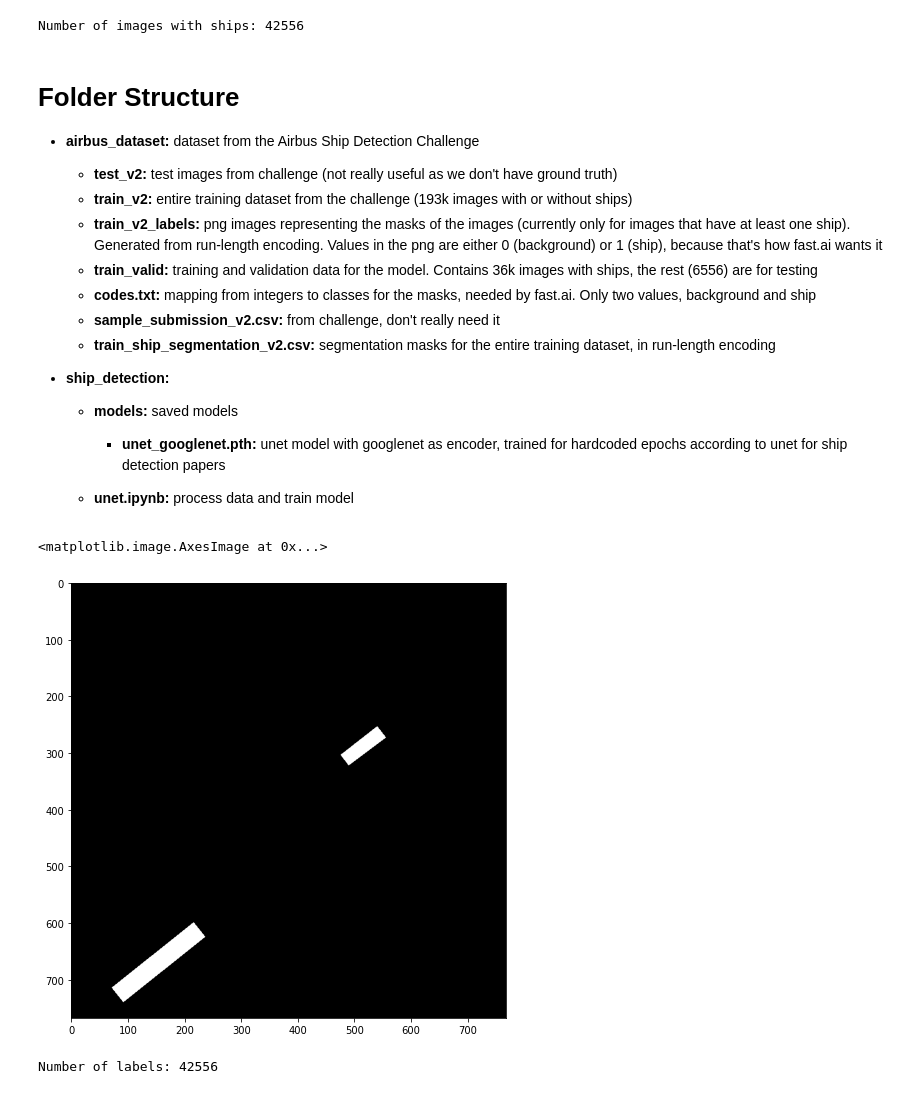
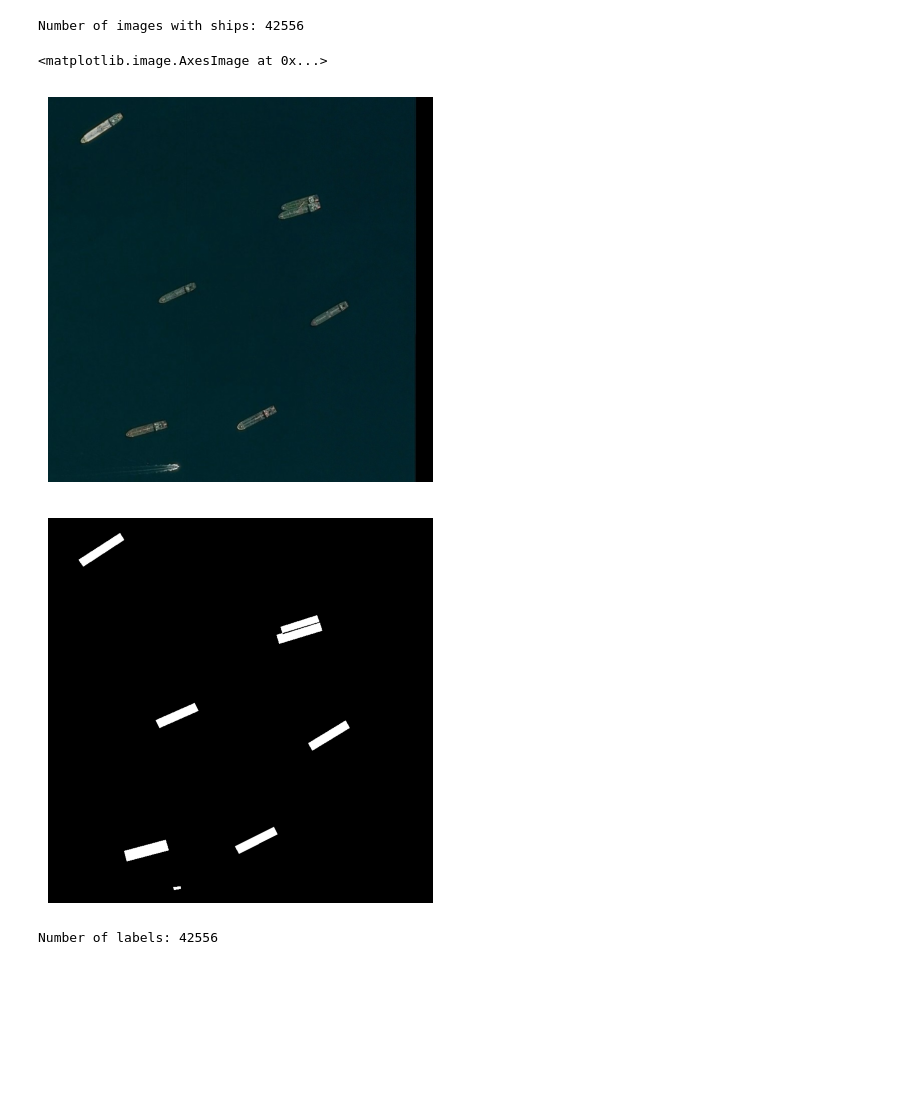
Before and after one commit to TasteDaBombDev/satcen-ship-detection, a Jupyter notebook: ship_detection/unet.ipynb, the cells around one changed output. Cells and saved outputs as stored; diff of their text form; code cells hidden in the pictures; blank space fills up the shorter version.

Commit message:
initial unet training and testing

```diff
--- a/ship_detection/unet.ipynb
+++ b/ship_detection/unet.ipynb
@@ -27,6 +15,6 @@ import pathlib
 # %%
 # load the segmentation masks (in run-length encoding format)
-masks_rle = pd.read_csv('airbus_dataset/train_ship_segmentations_v2.csv').set_index('ImageId')
+masks_rle = pd.read_csv('../airbus_dataset/train_ship_segmentations_v2.csv').set_index('ImageId')
 
 # select the names of images that have a ship
 #
@@ -38,48 +26,36 @@ ship_images = masks_rle[masks_rle['EncodedPixels'].apply(lambda x: isinstance(x,
 print('Number of images with ships:', len(ship_images))
 # %% [output]
 Number of images with ships: 42556
-# %% [markdown]
-# Folder Structure
-
-* **airbus_dataset:** dataset from the Airbus Ship Detection Challenge
-    * **test_v2:** test images from challenge (not really useful as we don't have ground truth)
-    * **train_v2:** entire training dataset from the challenge (193k images with or without ships)
-    * **train_v2_labels:** png images representing the masks of the images (currently only for images that have at least one ship). Generated from run-length encoding. Values in the png are either 0 (background) or 1 (ship), because that's how fast.ai wants it
-    * **train_valid:** training and validation data for the model. Contains 36k images with ships, the rest (6556) are for testing
-    * **codes.txt:** mapping from integers to classes for the masks, needed by fast.ai. Only two values, background and ship
-    * **sample_submission_v2.csv:** from challenge, don't really need it
-    * **train_ship_segmentation_v2.csv:** segmentation masks for the entire training dataset, in run-length encoding
-
-* **ship_detection:**
-    * **models:** saved models
-        * **unet_googlenet.pth:** unet model with googlenet as encoder, trained for hardcoded epochs according to unet for ship detection papers
-
-    * **unet.ipynb:** process data and train model
 # %%
 # generate the full image mask of an image from run-length encoding
 def get_image_mask(image_id):
     # create a 1D array equal to legnth*width of the initial image
     image_mask = np.zeros(768*768)
 
     # get all the ship masks in the image
     # slicing necessary to ensure loc returns df of masks, not actual value of mask
     for mask in masks_rle.loc[image_id:image_id]['EncodedPixels']:
         mask = mask.split()
         mask = [int(i) for i in mask]
         for i in range(0, len(mask), 2):
             image_mask[mask[i]:mask[i]+mask[i+1]] = 1
 
     # reshape the image mask
     image_mask = image_mask.reshape([768, 768]).T
 
     return image_mask
 
-img_id = '0005d01c8.jpg'
-plt.figure(figsize=(8,8))
+img_id = '0e9014ce4.jpg'
+plt.figure(figsize=(5,5))
+plt.axis('off')
+plt.imshow(np.array(Image.open('../airbus_dataset/train_valid/' + img_id)))
+plt.figure(figsize=(5,5))
+plt.axis('off')
 plt.imshow(get_image_mask(img_id), cmap='Greys_r')
 # %% [output]
 <matplotlib.image.AxesImage at 0x...>
-[figure, old version]
+[figure, new version]
+[figure, added]
 # %%
 # save all the masks (targets) as png files
 #   path - folder in which to save the images
```
Also changed, not shown: parts of 19 cells of this notebook, 5 other files.
